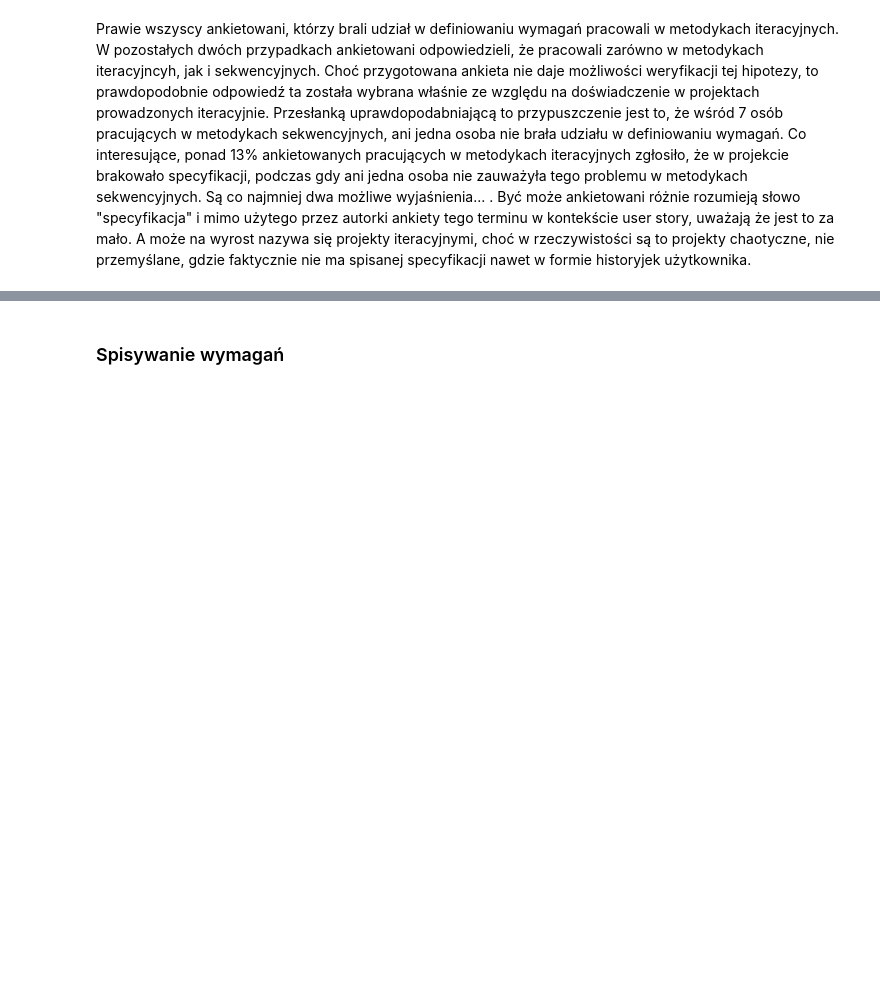
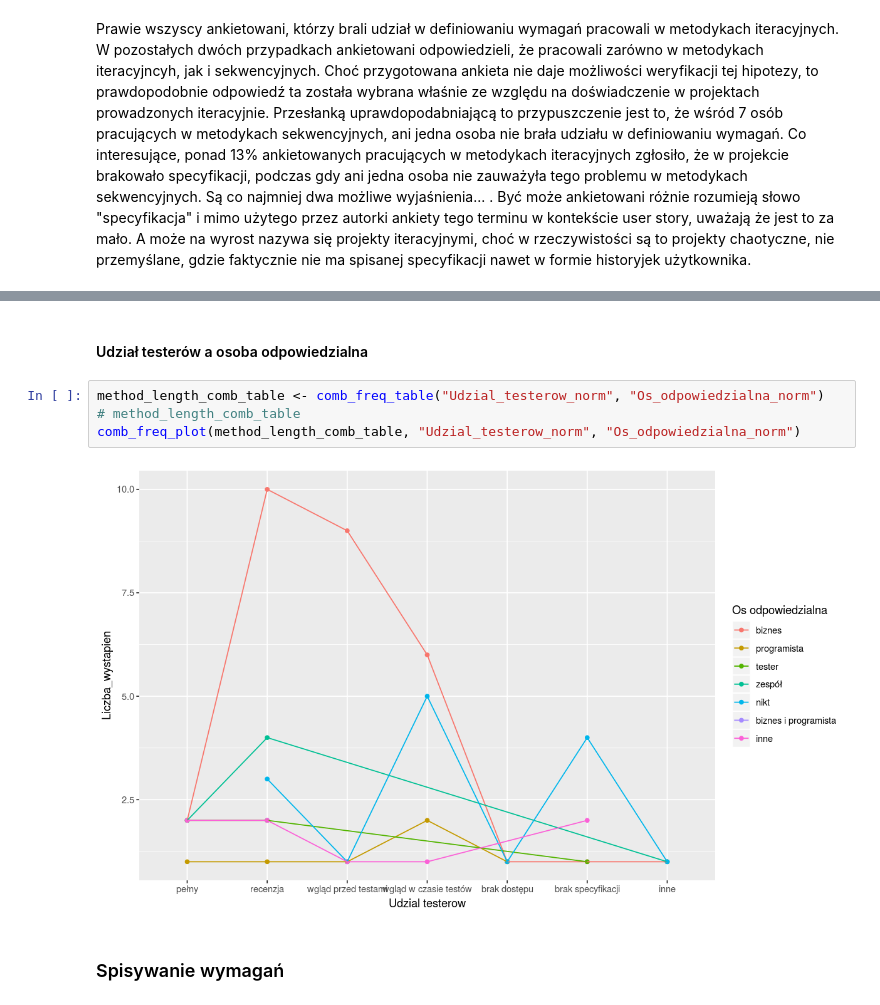
Before and after one commit to jot-em/tester-survey-analysis, a Jupyter notebook: Opracowanie_ankiety_testerskiej.ipynb, the cells around one changed output, grey strips where cells are left out. Cells and saved outputs as stored; diff of their text form; blank space fills up the shorter version.

```diff
--- a/Opracowanie_ankiety_testerskiej.ipynb
+++ b/Opracowanie_ankiety_testerskiej.ipynb
@@ -718,3 +715,11 @@ Co interesujące, ponad 13% ankietowanych pracujących w metodykach iteracyjnych
+# %% [markdown]
+#### Udział testerów  a osoba odpowiedzialna
+# %%
+method_length_comb_table <- comb_freq_table("Udzial_testerow_norm", "Os_odpowiedzialna_norm")
+# method_length_comb_table
+comb_freq_plot(method_length_comb_table, "Udzial_testerow_norm", "Os_odpowiedzialna_norm")
+# %% [output]
+[figure, added]
 # %% [markdown]
 ### Spisywanie wymagań
 # %%
```
Also changed, not shown: parts of 59 cells of this notebook.
